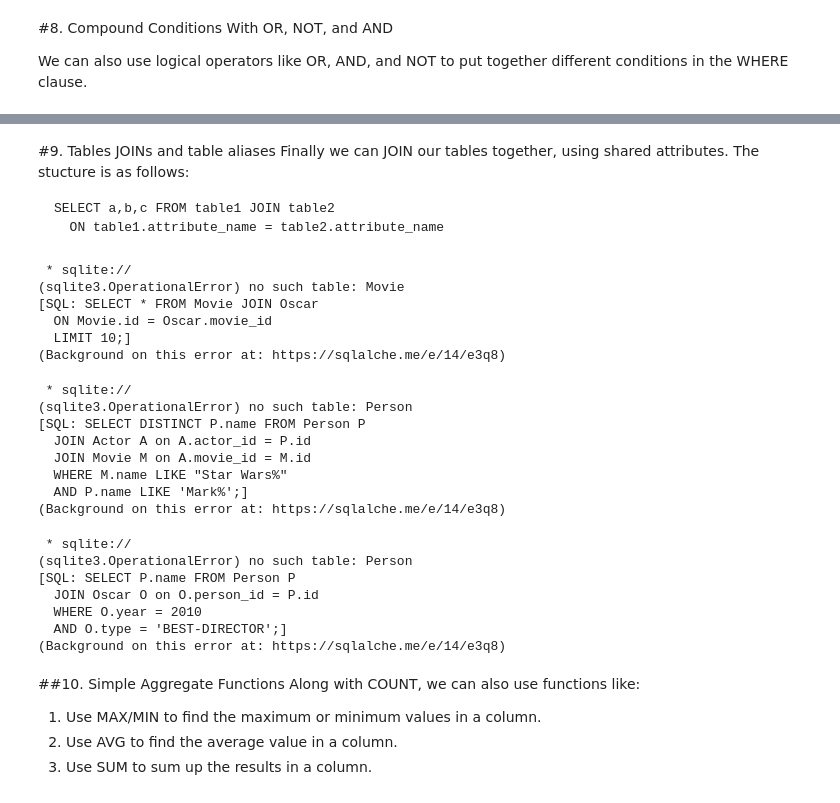
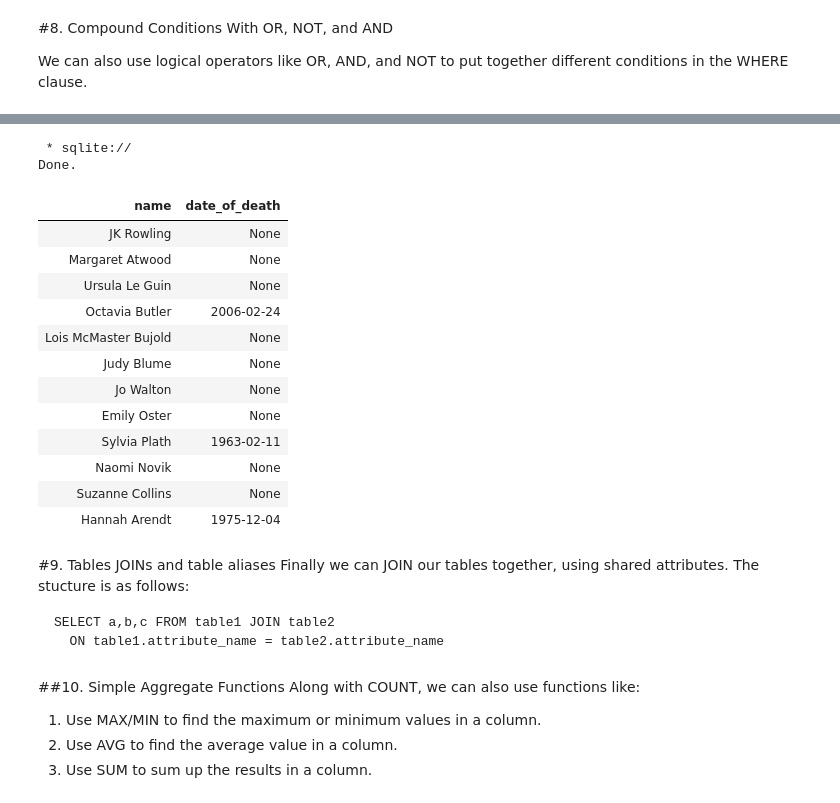
Before and after one commit to rkrebs7/database_sql, a Jupyter notebook: Introduction_to_SQL_1_Books.ipynb, the cells around one changed output, grey strips where cells are left out. Cells and saved outputs as stored; diff of their text form; code cells hidden in the pictures.

````diff
--- a/Introduction_to_SQL_1_Books.ipynb
+++ b/Introduction_to_SQL_1_Books.ipynb
@@ -830,3 +855,29 @@ SELECT COUNT(*) AS "Neither Star nor War" FROM Movie
+# %%
+# Finally, let's put it all together. Let's retrieve:
+# A list of women authors who are either still living
+# or died after 1900
+
+%%sql
+SELECT name, date_of_death FROM Authors
+  WHERE gender = "F" AND
+  (date_of_death IS NULL OR
+  date_of_death > "1900/1/1")
+# %% [output]
+ * sqlite://
+Done.
+| name | date_of_death |
+| JK Rowling | None |
+| Margaret Atwood | None |
+| Ursula Le Guin | None |
+| Octavia Butler | 2006-02-24 |
+| Lois McMaster Bujold | None |
+| Judy Blume | None |
+| Jo Walton | None |
+| Emily Oster | None |
+| Sylvia Plath | 1963-02-11 |
+| Naomi Novik | None |
+| Suzanne Collins | None |
+| Hannah Arendt | 1975-12-04 |
 # %% [markdown]
 #9. Tables JOINs and table aliases
 Finally we can JOIN our tables together, using shared attributes. The stucture is as follows:
@@ -837,52 +888,11 @@ SELECT a,b,c FROM table1 JOIN table2
 ```
 # %%
 # Let's start with a simple join of movies and Oscars
-%%sql
-SELECT * FROM Movie JOIN Oscar
-  ON Movie.id = Oscar.movie_id
-  LIMIT 10;
-# %% [output]
- * sqlite://
-(sqlite3.OperationalError) no such table: Movie
-[SQL: SELECT * FROM Movie JOIN Oscar
-  ON Movie.id = Oscar.movie_id
-  LIMIT 10;]
-(Background on this error at: https://sqlalche.me/e/14/e3q8)
 # %%
 # We can use this to ask question, such as "Which actors named Mark have appeared in Stars Wars movies?"
 # To make our lives easier, we can use table aliases to avoid retyping the table name again and again
-
-%%sql
-SELECT DISTINCT P.name FROM Person P
-  JOIN Actor A on A.actor_id = P.id
-  JOIN Movie M on A.movie_id = M.id
-  WHERE M.name LIKE "Star Wars%"
-  AND P.name LIKE 'Mark%';
-# %% [output]
- * sqlite://
-(sqlite3.OperationalError) no such table: Person
-[SQL: SELECT DISTINCT P.name FROM Person P
-  JOIN Actor A on A.actor_id = P.id
-  JOIN Movie M on A.movie_id = M.id
-  WHERE M.name LIKE "Star Wars%"
-  AND P.name LIKE 'Mark%';]
-(Background on this error at: https://sqlalche.me/e/14/e3q8)
 # %%
 # Or, how about, "Can you tell me who won best director in 2010?"
-
-%%sql
-SELECT P.name FROM Person P
-  JOIN Oscar O on O.person_id = P.id
-  WHERE O.year = 2010
-  AND O.type = 'BEST-DIRECTOR';
-# %% [output]
- * sqlite://
-(sqlite3.OperationalError) no such table: Person
-[SQL: SELECT P.name FROM Person P
-  JOIN Oscar O on O.person_id = P.id
-  WHERE O.year = 2010
-  AND O.type = 'BEST-DIRECTOR';]
-(Background on this error at: https://sqlalche.me/e/14/e3q8)
 # %% [markdown]
 ##10. Simple Aggregate Functions
 Along with COUNT, we can also use functions like:
````
Also changed, not shown: parts of 18 cells of this notebook.
